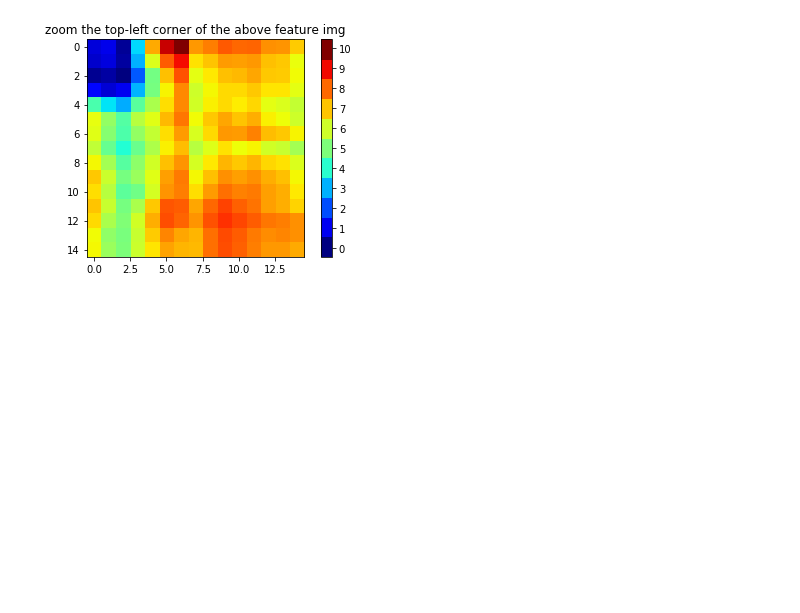
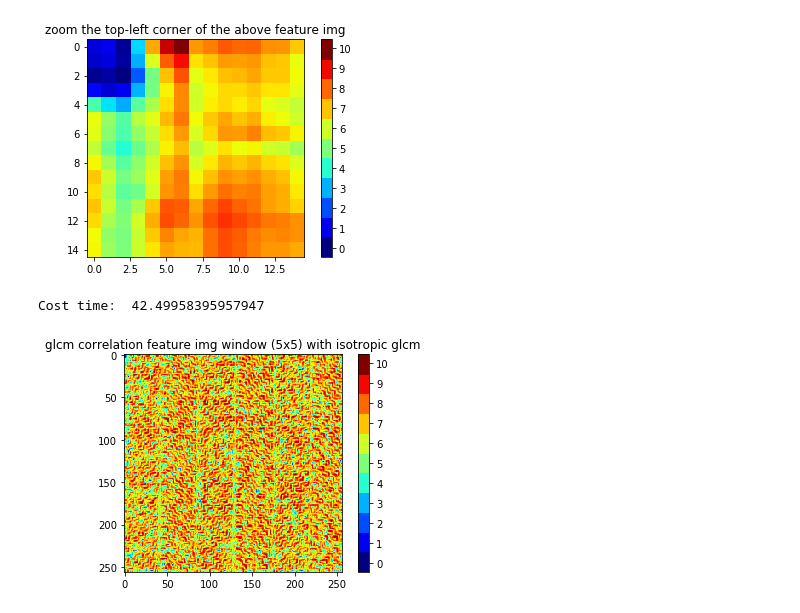
Before and after one commit to samleoqh/digital-img-ana, a Jupyter notebook: exercise/GLCM.ipynb, the cells around one changed output. Cells and saved outputs as stored; diff of their text form; code cells hidden in the pictures; blank space fills up the shorter version.

```diff
--- a/exercise/GLCM.ipynb
+++ b/exercise/GLCM.ipynb
@@ -470,13 +470,13 @@ print(glcm_45)
  [0 0 0 0]]
 # %%
 # compute isotropic glcm
-def isotropic_glcm(win_image, step=1, weights=None):
+def isotropic_glcm(win_image, step=1, weights=[0.25, 0.25, 0.25, 0.25]):
     if weights is None:
         weights = [0.25, 0.25, 0.25, 0.25]
-    glcm = direction_glcm(win_image, 'horizontal', step) * weights[0]
-    glcm += direction_glcm(win_image, 'vertical', step) * weights[1]
-    glcm += direction_glcm(win_image, 'diagonal1', step) * weights[2]
-    glcm += direction_glcm(win_image, 'diagonal2', step) * weights[3]
+    glcm = direction_glcm(win_image, 'horizontal') * weights[0]
+    glcm += direction_glcm(win_image, 'vertical') * weights[1]
+    glcm += direction_glcm(win_image, 'diagonal1') * weights[2]
+    glcm += direction_glcm(win_image, 'diagonal2') * weights[3]
     return glcm
 
 #test this function
@@ -949,0 +995,17 @@ plt.show()
+# %%
+# test above function
+start_time = time.time()
+feat_img = construct_feature_img(req_img, win_order=2, feature='correlation', glcm_type='isotropic',fill_type='mirror',norm=True, symm=True)
+end_time = time.time()
+print('Cost time: ', end_time - start_time)
+# %% [output]
+Cost time:  42.49958395957947
+# %%
+fig, ax = plt.subplots()
+cax = ax.imshow(feat_img, interpolation='nearest', cmap=cmap)
+ax.set_title('glcm correlation feature img window (5x5) with isotropic glcm')
+colorbar_index(ncolors=11, cmap=cmap)
+
+plt.show()
+# %% [output]
+[figure, added]
```
Also changed, not shown: parts of 19 cells of this notebook.
